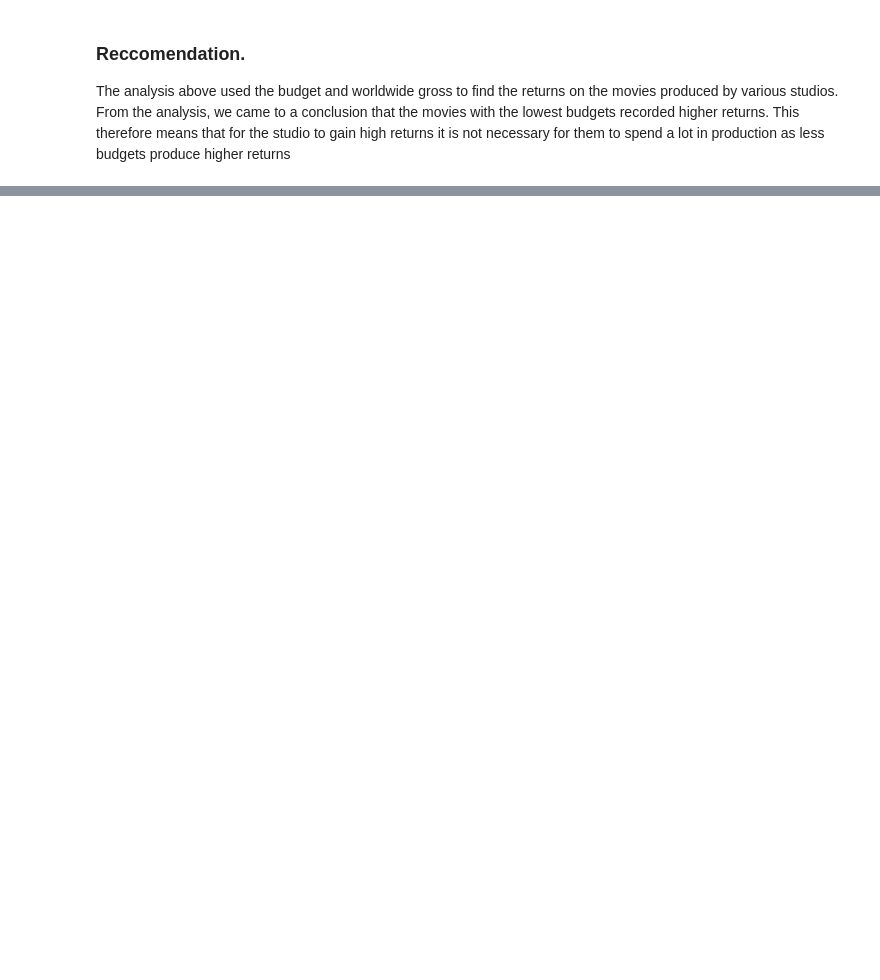
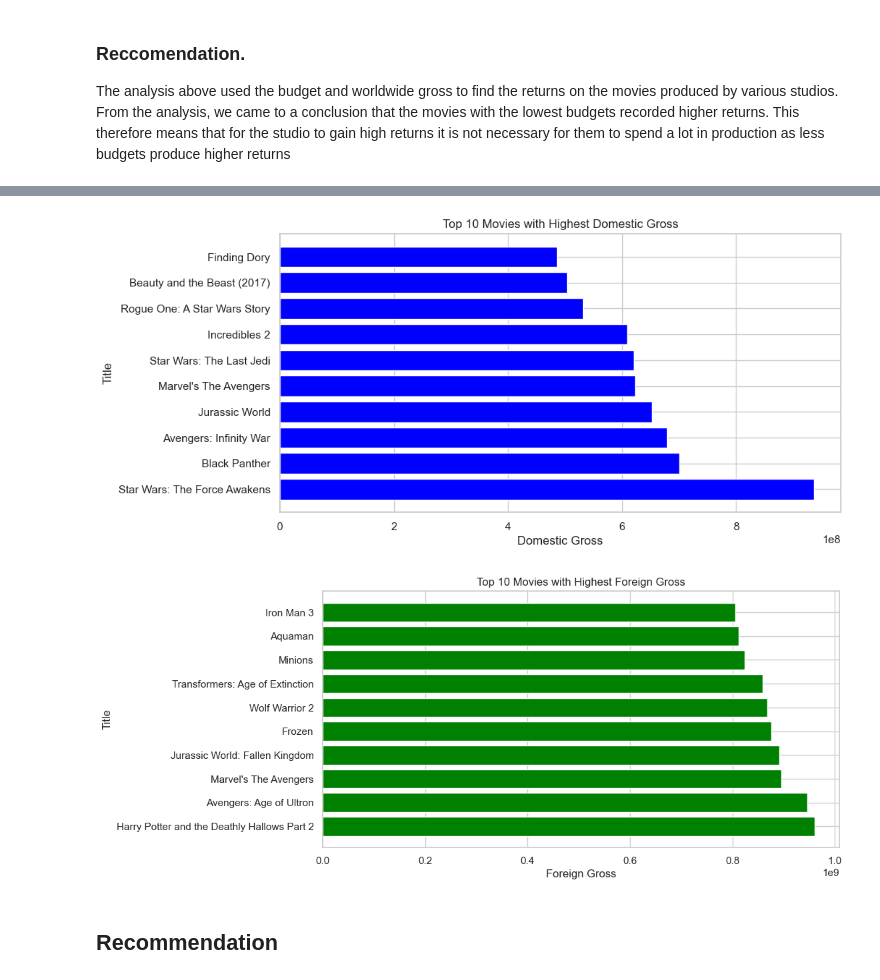
Before and after one commit to Godfrey-249/Phase-2-Project, a Jupyter notebook: Index.ipynb, the cells around one changed output, grey strips where cells are left out. Cells and saved outputs as stored; diff of their text form; code cells hidden in the pictures; blank space fills up the shorter version.

```diff
--- a/Index.ipynb
+++ b/Index.ipynb
@@ -484,0 +581,10 @@ This therefore means that for the studio to gain high returns it is not necessar
+# %%
+#OBJECTIVE 7
+## Identify Profitable Films
+#Check top ten movies with the highest domestic gross.
+top_domestic_gross = df_Bom [['title','domestic_gross']].sort_values(by='domestic_gross', ascending=False).head(10)
+print(top_domestic_gross)
+
+#Check top ten movies with the highest foreign gross.
+top_foreign_gross = df_Bom [['title','foreign_gross']].sort_values(by='foreign_gross', ascending=False).head(10)
+print(top_foreign_gross)
@@ -484,0 +609,20 @@ This therefore means that for the studio to gain high returns it is not necessar
+# %%
+#Plot the top ten movies with the highest domestic gross.
+plt.figure(figsize=(10,5))
+plt.barh(top_domestic_gross['title'], top_domestic_gross['domestic_gross'], color='blue')
+plt.xlabel('Domestic Gross')
+plt.ylabel('Title')
+plt.title('Top 10 Movies with Highest Domestic Gross')
+plt.show()
+#Plot the top ten movies with the highest foreign gross.
+plt.figure(figsize=(10,5))
+plt.barh(top_foreign_gross['title'], top_foreign_gross['foreign_gross'], color='green')
+plt.xlabel('Foreign Gross')
+plt.ylabel('Title')
+plt.title('Top 10 Movies with Highest Foreign Gross')
+plt.show()
+# %% [output]
+[figure, added]
+[figure, added]
+# %% [markdown]
+## Recommendation
```
Also changed, not shown: parts of 16 cells of this notebook, 2 other files.
